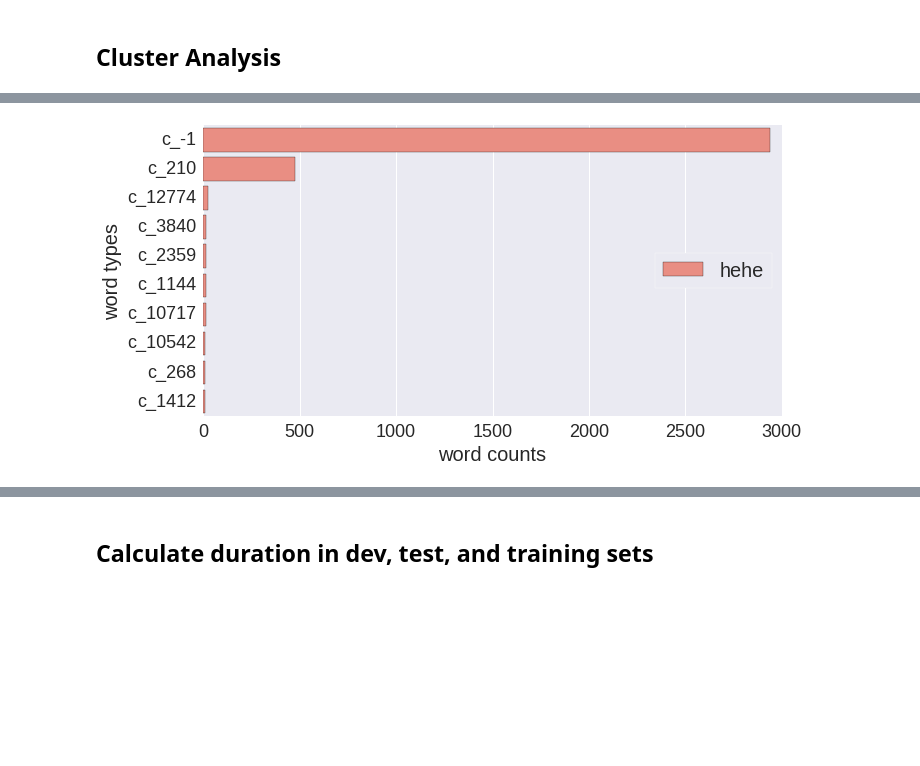
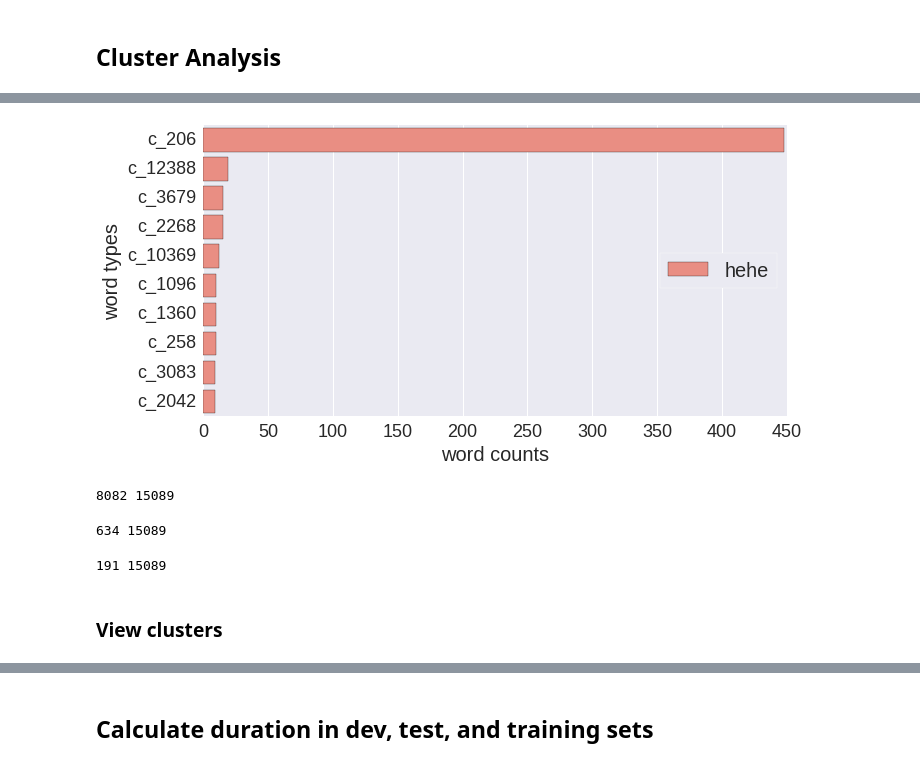
Before and after one commit to 0xSameer/speech_patterns, a Jupyter notebook: visualize_utd.ipynb, the cells around one changed output, grey strips where cells are left out. Drawn from its saved outputs; the diff is of its cells as text; code cells hidden in the pictures; blank space fills up the shorter version.

Commit message:
plotting code

```diff
--- a/visualize_utd.ipynb
+++ b/visualize_utd.ipynb
@@ -260,0 +266,4 @@ train words & dev words & oov & oov types & miss. & oov + miss. & vocab & oov vo
+# %%
+train_pwords_es = Counter([clusters_stats['most_common'][int(cid)].upper() for cid in train_pwords if cid != -1])
+dev_pwords_es = Counter([clusters_stats['most_common'][int(cid)].upper() for cid in dev_pwords if cid != -1])
+oov_pwords_es = Counter([clusters_stats['most_common'][int(cid)].upper() for cid in oov_pwords if cid != -1])
@@ -353 +381,12 @@ train fids & dev fids & train sids & dev sids
 +------------+----------+------------+----------+
+# %%
+def show_common(counter_A, counter_B):
+    set_A = set(counter_A.keys())
+    set_B = set(counter_B.keys())
+    common = set_A & set_B
+    return common, len(common)
+# %%
+_, k = show_common(oov_pwords_es, oov_gold_words)
+print(k)
+_, k = show_common(train_pwords_es, train_gold_words)
+print(k, len(train_pwords_es), len(train_gold_words))
@@ -425,9 +468,9 @@ gold_feats_dict['001.001']
 # %%
-w_count = {'train': {}, 'dev': {}}
-count_tups = [('train', 'es_cnt', train_sids), ('train', 'en_cnt', train_sids), \
-              ('dev', 'es_cnt', dev_sids), ('dev', 'en_cnt', dev_sids)]
-for t,k,s in count_tups:
-    w_count[t][k] = get_word_counts(k, gold_feats_dict, align_dict, s)
+# w_count = {'train': {}, 'dev': {}}
+# count_tups = [('train', 'es_cnt', train_sids), ('train', 'en_cnt', train_sids), \
+#               ('dev', 'es_cnt', dev_sids), ('dev', 'en_cnt', dev_sids)]
+# for t,k,s in count_tups:
+#     w_count[t][k] = get_word_counts(k, gold_feats_dict, align_dict, s)
 # %%
 temp_train_pwords = {k:v for k, v in train_pwords.items()}
 del temp_train_pwords['-1']
@@ -446,4 +484,4 @@ plot_word_freq(train_gold_words, fig_name="haha", color='grey')
 # %%
-plot_word_freq(train_pwords, fig_name="hehe", prefix='c', color="salmon")
+plot_word_freq(temp_train_pwords, fig_name="hehe", prefix='c', color="salmon")
 # %% [output]
-[figure, old version]
+[figure, new version]
@@ -461,0 +493,28 @@ clusters[0], nodes_dict[1], nodes_dict[2]
+# %%
+clusters_df['same_seg'] = clusters_df.apply(lambda row: \
+                                             len(set(row['sids'])) == 1 and \
+                                             len(set(row['sids']) & (dev_sids)) > 0 or\
+                                             len(set(row['sids']) & (train_sids)) > 0, \
+                                             axis=1)
+print(len(clusters_df[clusters_df['same_seg']== True]), len(clusters_df))
+# %% [output]
+8082 15089
+# %%
+clusters_df['cross_seg'] = clusters_df.apply(lambda row: \
+                                             len(set(row['sids'])) > 1 and \
+                                             len(set(row['sids']) & (dev_sids)) > 0 and\
+                                             len(set(row['sids']) & (train_sids)) > 0, \
+                                             axis=1)
+print(len(clusters_df[clusters_df['cross_seg']== True]), len(clusters_df))
+# %% [output]
+634 15089
+# %%
+clusters_df['cross_file'] = clusters_df.apply(lambda row: \
+                                             row.is_dev == True and row.is_train == True and \
+                                             len(set(row['fids'])-(dev_fids | train_fids)) > 0, \
+                                             axis=1)
+print(len(clusters_df[clusters_df['cross_file']== True]), len(clusters_df))
+# %% [output]
+191 15089
+# %% [markdown]
+### View clusters
```
Also changed, not shown: parts of 55 cells of this notebook, 5 other files.
